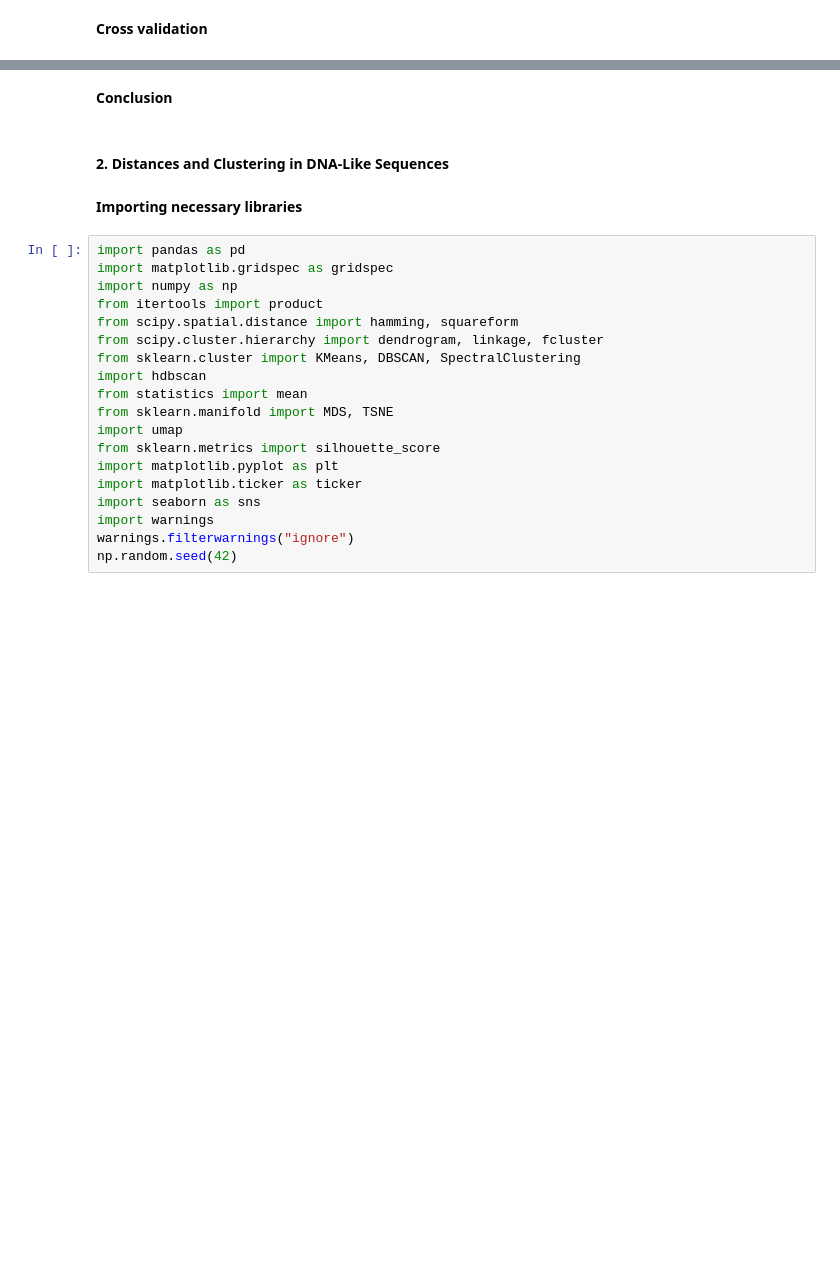
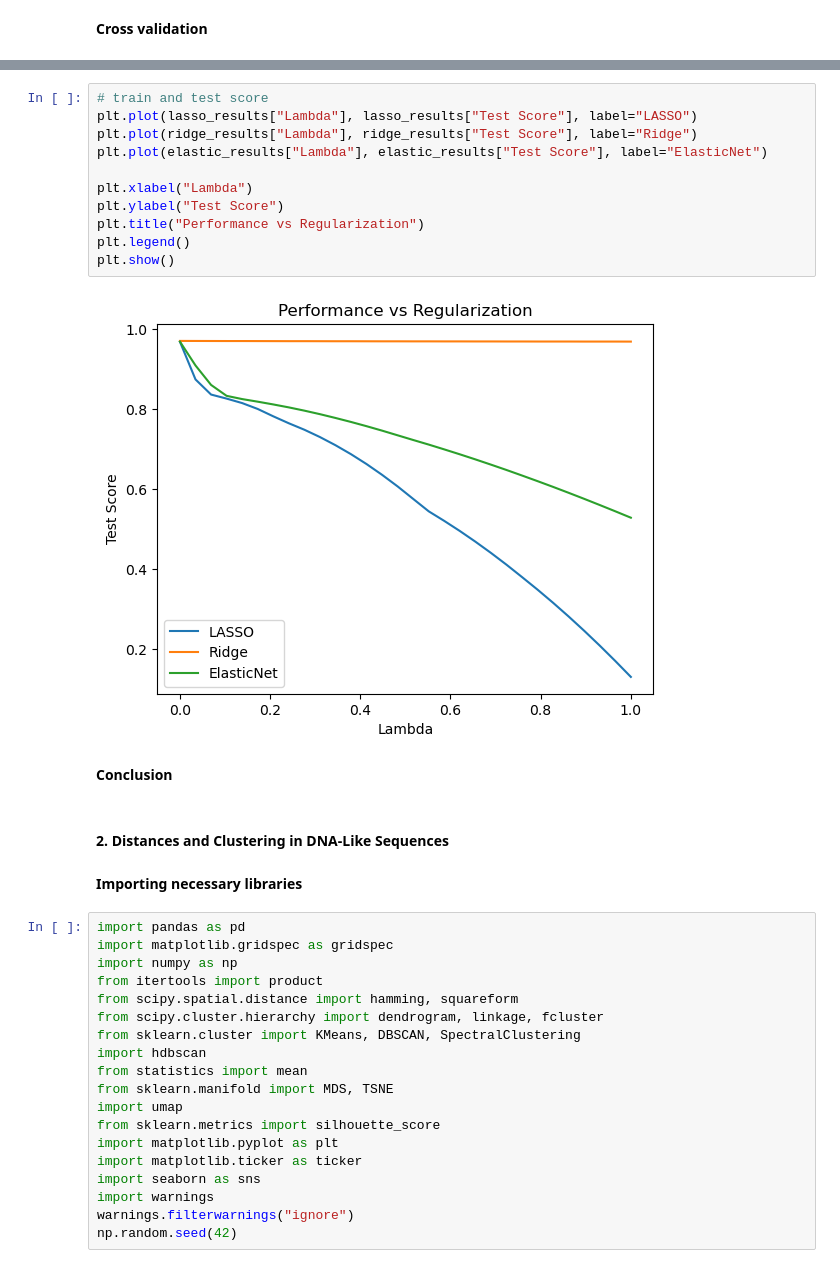
Before and after one commit to Shravani018/ml_2_group1, a Jupyter notebook: Assignment3/ML2_Group1_Assignment3.ipynb, the cells around one changed output, grey strips where cells are left out. Cells and saved outputs as stored; diff of their text form; blank space fills up the shorter version.

```diff
--- a/Assignment3/ML2_Group1_Assignment3.ipynb
+++ b/Assignment3/ML2_Group1_Assignment3.ipynb
@@ -27,3 +244,16 @@
+# %%
+# train and test score
+plt.plot(lasso_results["Lambda"], lasso_results["Test Score"], label="LASSO")
+plt.plot(ridge_results["Lambda"], ridge_results["Test Score"], label="Ridge")
+plt.plot(elastic_results["Lambda"], elastic_results["Test Score"], label="ElasticNet")
+
+plt.xlabel("Lambda")
+plt.ylabel("Test Score")
+plt.title("Performance vs Regularization")
+plt.legend()
+plt.show()
+# %% [output]
+[figure, added]
 # %% [markdown]
 **Conclusion**
 # %% [markdown]
```
Also changed, not shown: parts of 13 cells of this notebook.
